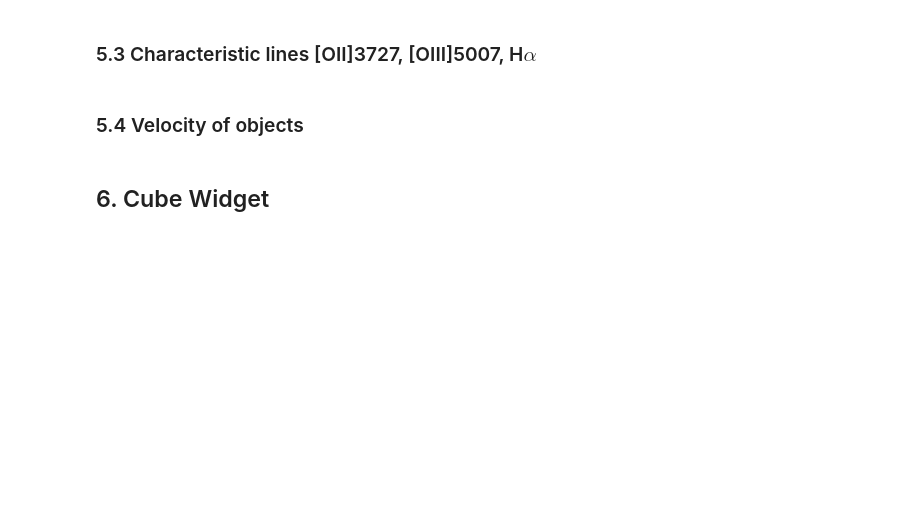
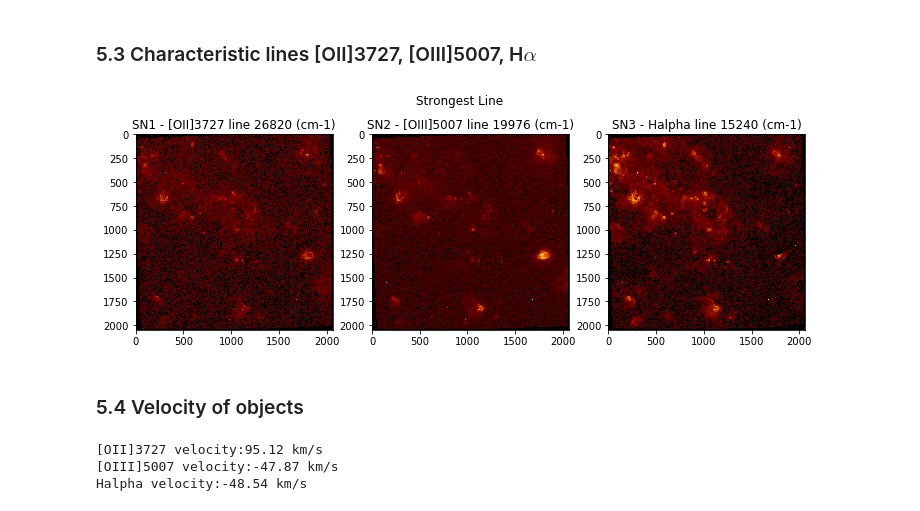
Before and after one commit to ellieb/astroquery_tutorial, a Jupyter notebook: astroquery_example_sitelle.ipynb, the cells around one changed output. Saved outputs shown, nothing was run; the diff lists cells and outputs as text; code cells hidden in the pictures; blank space fills up the shorter version.

```diff
--- a/astroquery_example_sitelle.ipynb
+++ b/astroquery_example_sitelle.ipynb
@@ -230,28 +262,36 @@ fig.suptitle('Spectrum', y=1.1);
 # %% [markdown]
 ### 5.3 Characteristic lines [OII]3727, [OIII]5007, H$\alpha$
 # %%
+def process_image(img):
+    img[np.where(np.isfinite(img) == False)] = 1e-20
+    return np.arcsinh(img)
+
+
 fig, axes = plt.subplots(nrows=1, ncols=3, figsize=(12, 4), frameon=False)
 
 for ax, data in zip(axes, data_list):
-    cube = data['cube']
-    image_data = cube.get_data_frame(data['line_idx'], silent=True)
-    image_data[np.where(np.isfinite(image_data) == False)] = 1e-20
-    image_data = np.arcsinh(image_data)
+    img = data['cube'].get_data_frame(data['line_idx'], silent=True)
+    processed_img = process_image(img)
 
-    gamma = 1./3.5
-    ax.imshow(image_data, cmap='afmhot', norm=PowerNorm(gamma=gamma))
-    ax.set_title('{} - {} line {:0.0f} (cm-1)'.format(data['band'], data['line'], data['wavenumber'] ))
+    gamma = 1. / 3.5
+    ax.imshow(processed_img, cmap='afmhot', norm=PowerNorm(gamma=gamma))
+    ax.set_title('{} - {} line {:0.0f} (cm-1)'.format(data['band'],
+                                                      data['line'],
+                                                      data['wavenumber']))
 
 fig.suptitle('Strongest Line');
+# %% [output]
+[figure, added]
 # %% [markdown]
 ### 5.4 Velocity of objects
 # %%
-# TODO: Use this information in a plot somehow
-from orb.utils.spectrum import compute_radial_velocity
-from orb.core import Lines
-
+# TODO: Use this information in a plot somehow?
 for data in data_list:
-    vel = compute_radial_velocity(data['wavenumber'], Lines().get_line_cm1(data['line']), wavenumber=True)
+    vel = compute_radial_velocity(data['wavenumber'],
+                                  Lines().get_line_cm1(data['line']),
+                                  wavenumber=True)
     print('{} velocity:{:0.2f} km/s'.format(data['line'], vel))
+# %% [output]
+[OII]3727 velocity:95.12 km/s
+[OIII]5007 velocity:-47.87 km/s
+Halpha velocity:-48.54 km/s
-# %% [markdown]
-## 6. Cube Widget
```
Also changed, not shown: parts of 13 cells of this notebook.
